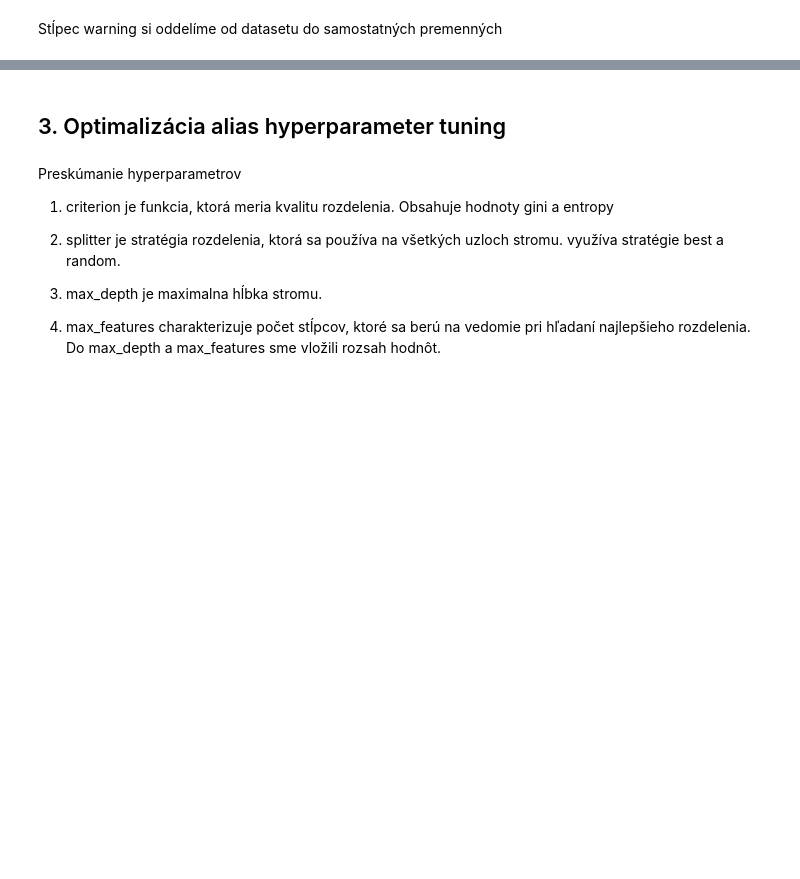
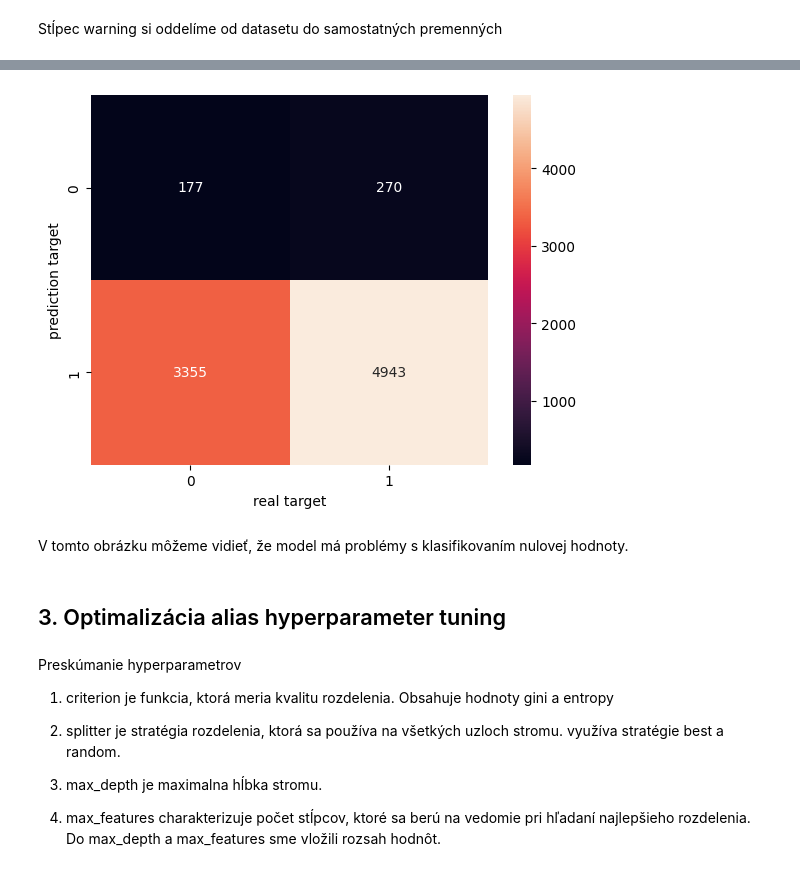
Before and after one commit to Marraff/inteligent-data-analysis, a Jupyter notebook: 3-faza-projekt-IAU.ipynb, the cells around one changed output, grey strips where cells are left out. Saved outputs shown, nothing was run; the diff lists cells and outputs as text; code cells hidden in the pictures; blank space fills up the shorter version.

```diff
--- a/3-faza-projekt-IAU.ipynb
+++ b/3-faza-projekt-IAU.ipynb
@@ -160,3 +160,12 @@ Recall: 1.0
+# %%
+# vizualizacia
+cm = confusion_matrix(test_target, prediction)
+sns.heatmap(cm.T, annot=True, fmt='d')
+plt.xlabel('real target'); plt.ylabel('prediction target');
+# %% [output]
+[figure, added]
+# %% [markdown]
+V tomto obrázku môžeme vidieť, že model má problémy s klasifikovaním nulovej hodnoty.
 # %%
 # graphviz nefungoval, toto je prilis velky obrazok
 #fig = plt.figure(figsize = (15, 20))
```
Also changed, not shown: parts of 21 cells of this notebook.
